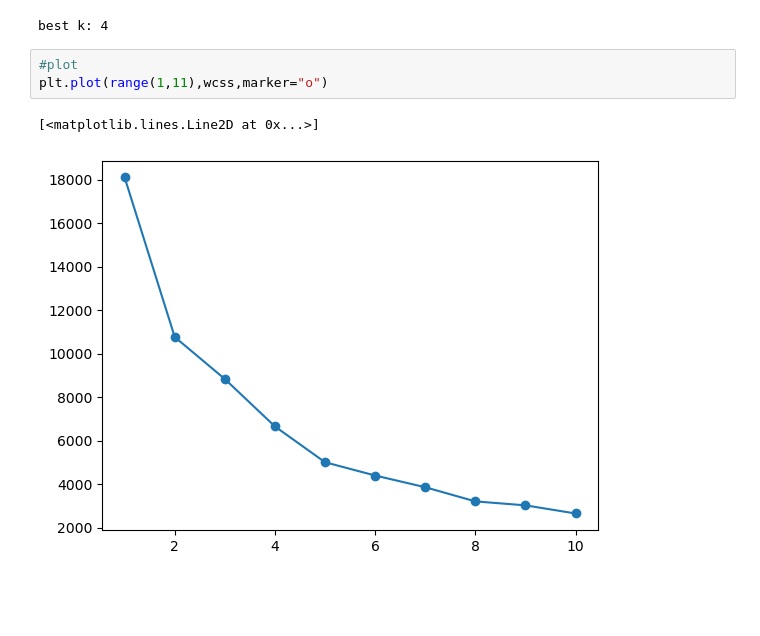
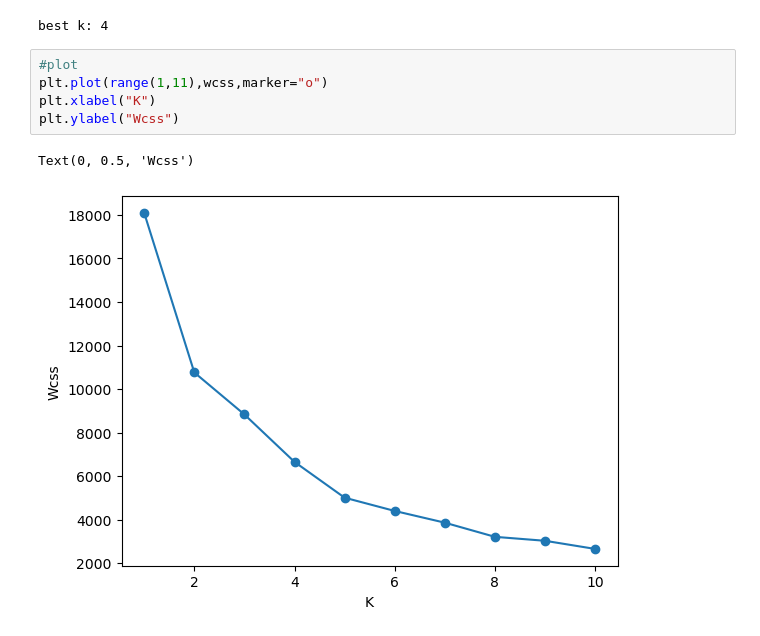
Before and after one commit to saphalkafle77-ai/smartcart_clustering_system, a Jupyter notebook: SmartCart.ipynb, the cells around one changed output. Saved outputs shown, nothing was run; the diff lists cells and outputs as text; blank space fills up the shorter version.

```diff
--- a/SmartCart.ipynb
+++ b/SmartCart.ipynb
@@ -226,6 +226,8 @@ best k: 4
 # %%
 #plot
 plt.plot(range(1,11),wcss,marker="o")
+plt.xlabel("K")
+plt.ylabel("Wcss")
 # %% [output]
-[<matplotlib.lines.Line2D at 0x...>]
+Text(0, 0.5, 'Wcss')
-[figure, old version]
+[figure, new version]
```
Also changed, not shown: parts of 2 cells of this notebook.
